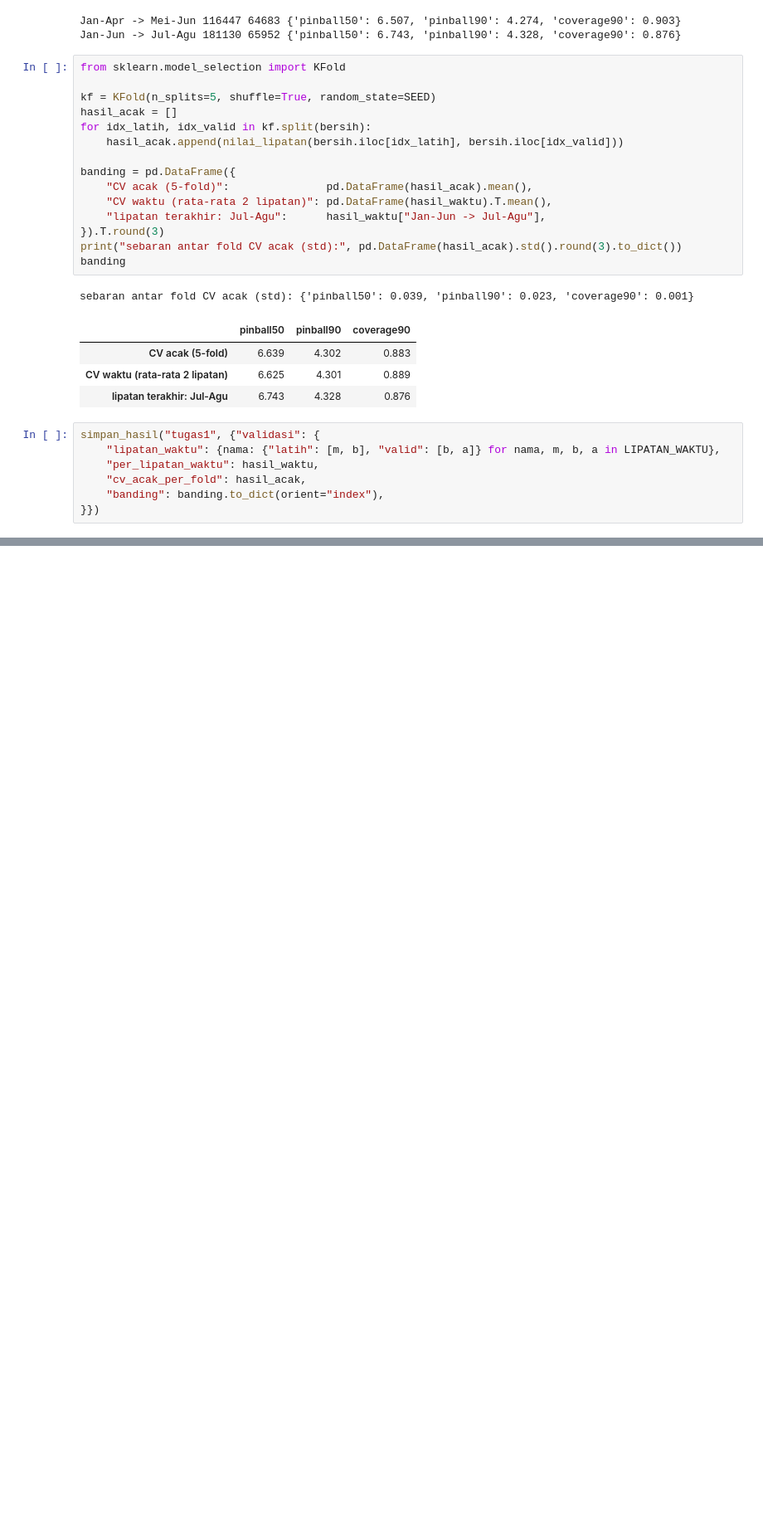
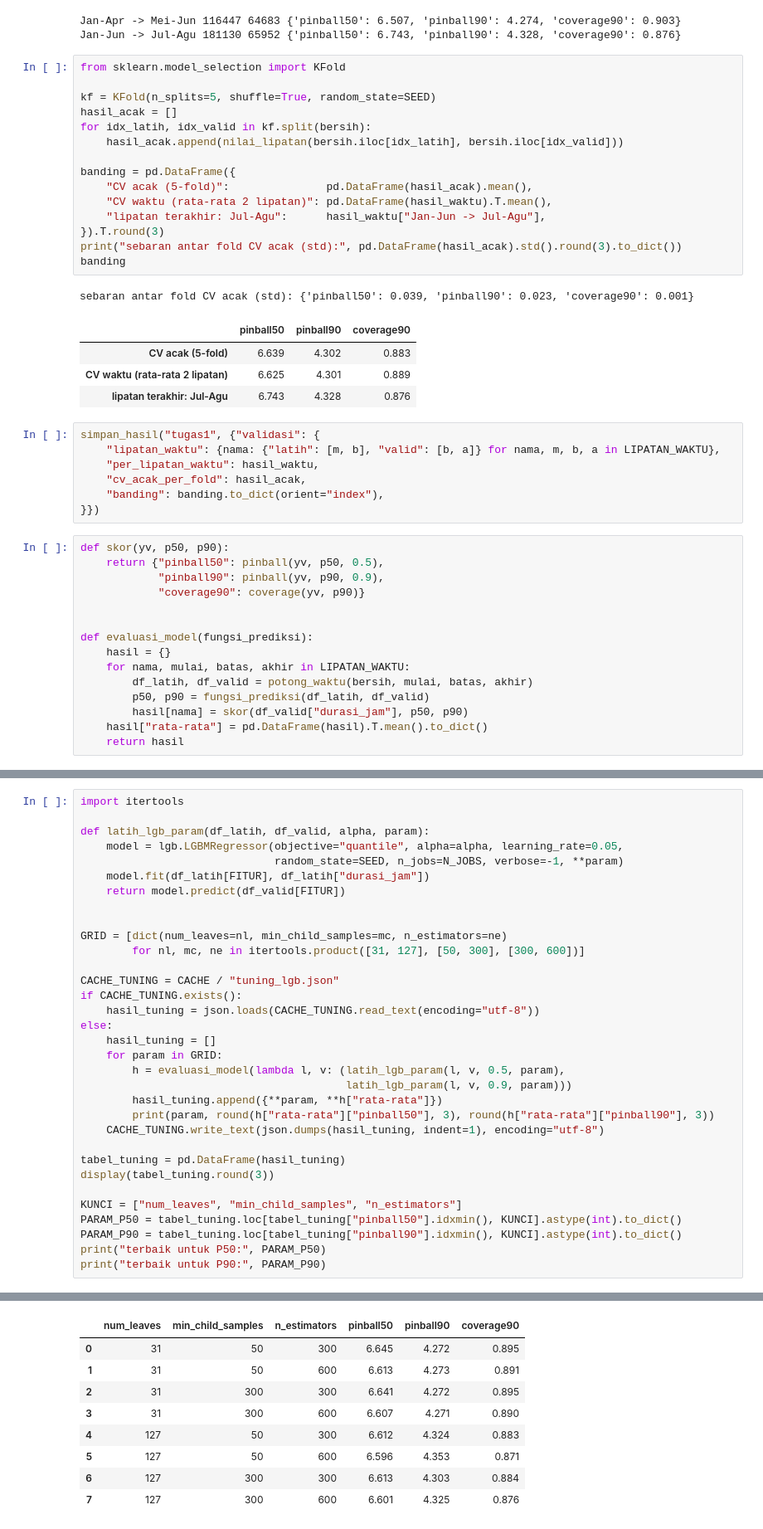
Before and after one commit to sebastianvettel1212/uts-ml, a Jupyter notebook: kode/01_regresi.ipynb, the cells around one changed output, grey strips where cells are left out. Shown at 83% size. Drawn from its saved outputs; the diff is of its cells as text; blank space fills up the shorter version.

Commit message:
Task 1 tahap c: baseline, Ridge log, LightGBM kuantil dan tuning

```diff
--- a/kode/01_regresi.ipynb
+++ b/kode/01_regresi.ipynb
@@ -373,3 +373,18 @@ simpan_hasil("tugas1", {"validasi": {
     "cv_acak_per_fold": hasil_acak,
     "banding": banding.to_dict(orient="index"),
 }})
+# %%
+def skor(yv, p50, p90):
+    return {"pinball50": pinball(yv, p50, 0.5),
+            "pinball90": pinball(yv, p90, 0.9),
+            "coverage90": coverage(yv, p90)}
+
+
+def evaluasi_model(fungsi_prediksi):
+    hasil = {}
+    for nama, mulai, batas, akhir in LIPATAN_WAKTU:
+        df_latih, df_valid = potong_waktu(bersih, mulai, batas, akhir)
+        p50, p90 = fungsi_prediksi(df_latih, df_valid)
+        hasil[nama] = skor(df_valid["durasi_jam"], p50, p90)
+    hasil["rata-rata"] = pd.DataFrame(hasil).T.mean().to_dict()
+    return hasil
@@ -375,0 +452,34 @@ simpan_hasil("tugas1", {"validasi": {
+# %%
+import itertools
+
+def latih_lgb_param(df_latih, df_valid, alpha, param):
+    model = lgb.LGBMRegressor(objective="quantile", alpha=alpha, learning_rate=0.05,
+                              random_state=SEED, n_jobs=N_JOBS, verbose=-1, **param)
+    model.fit(df_latih[FITUR], df_latih["durasi_jam"])
+    return model.predict(df_valid[FITUR])
+
+
+GRID = [dict(num_leaves=nl, min_child_samples=mc, n_estimators=ne)
+        for nl, mc, ne in itertools.product([31, 127], [50, 300], [300, 600])]
+
+CACHE_TUNING = CACHE / "tuning_lgb.json"
+if CACHE_TUNING.exists():
+    hasil_tuning = json.loads(CACHE_TUNING.read_text(encoding="utf-8"))
+else:
+    hasil_tuning = []
+    for param in GRID:
+        h = evaluasi_model(lambda l, v: (latih_lgb_param(l, v, 0.5, param),
+                                         latih_lgb_param(l, v, 0.9, param)))
+        hasil_tuning.append({**param, **h["rata-rata"]})
+        print(param, round(h["rata-rata"]["pinball50"], 3), round(h["rata-rata"]["pinball90"], 3))
+    CACHE_TUNING.write_text(json.dumps(hasil_tuning, indent=1), encoding="utf-8")
+
+tabel_tuning = pd.DataFrame(hasil_tuning)
+display(tabel_tuning.round(3))
+
+KUNCI = ["num_leaves", "min_child_samples", "n_estimators"]
+PARAM_P50 = tabel_tuning.loc[tabel_tuning["pinball50"].idxmin(), KUNCI].astype(int).to_dict()
+PARAM_P90 = tabel_tuning.loc[tabel_tuning["pinball90"].idxmin(), KUNCI].astype(int).to_dict()
+print("terbaik untuk P50:", PARAM_P50)
+print("terbaik untuk P90:", PARAM_P90)
+# %% [output]
@@ -375,0 +494,9 @@ simpan_hasil("tugas1", {"validasi": {
+|  | num_leaves | min_child_samples | n_estimators | pinball50 | pinball90 | coverage90 |
+| 0 | 31 | 50 | 300 | 6.645 | 4.272 | 0.895 |
+| 1 | 31 | 50 | 600 | 6.613 | 4.273 | 0.891 |
+| 2 | 31 | 300 | 300 | 6.641 | 4.272 | 0.895 |
+| 3 | 31 | 300 | 600 | 6.607 | 4.271 | 0.890 |
+| 4 | 127 | 50 | 300 | 6.612 | 4.324 | 0.883 |
+| 5 | 127 | 50 | 600 | 6.596 | 4.353 | 0.871 |
+| 6 | 127 | 300 | 300 | 6.613 | 4.303 | 0.884 |
+| 7 | 127 | 300 | 600 | 6.601 | 4.325 | 0.876 |
```
Also changed, not shown: parts of 5 cells of this notebook, 1 other file.
